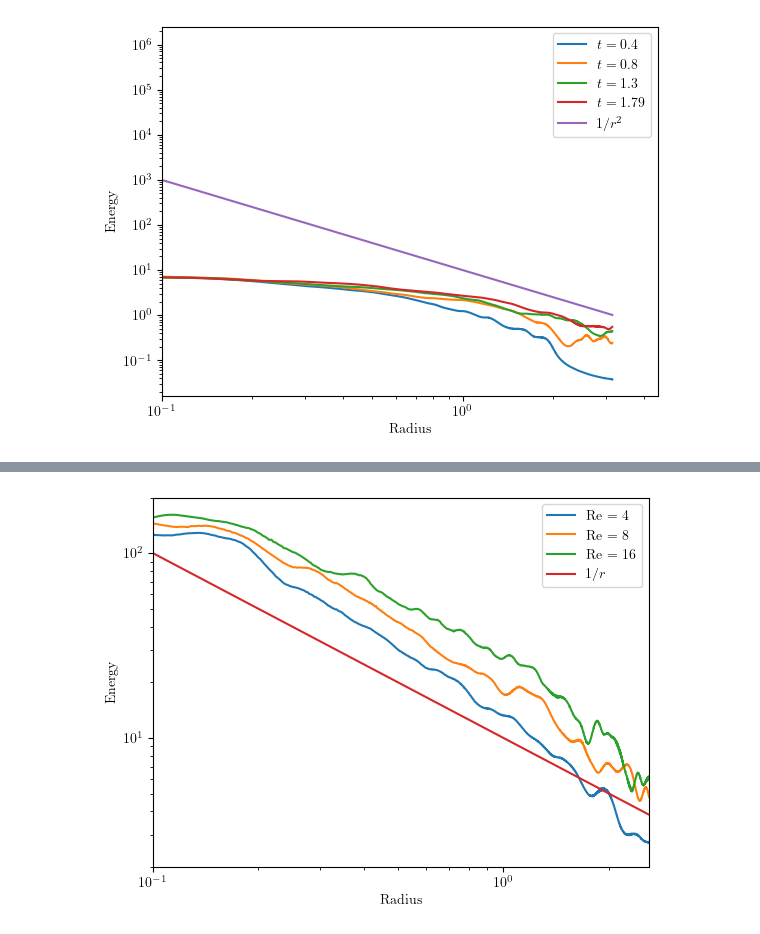
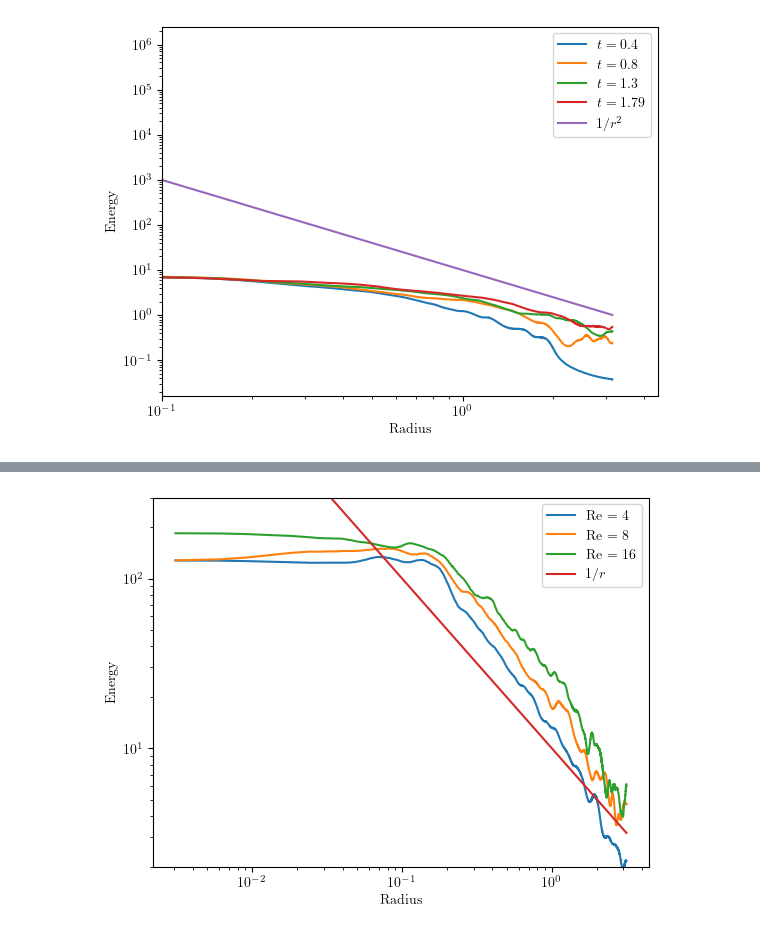
Before and after one commit to victorballester7/final-master-thesis, a Jupyter notebook: data/niceplots.ipynb, the cells around one changed output, grey strips where cells are left out. Saved outputs shown, nothing was run; the diff lists cells and outputs as text; code cells hidden in the pictures.

```diff
--- a/data/niceplots.ipynb
+++ b/data/niceplots.ipynb
@@ -135,37 +199,34 @@ for test in tests:
             '.' + time + '.txt'))
 
 
-
-
 for i in range(len(data)):
     data[i][:, 0] = np.arange(0, len(data[i][:, 0])) + 1
     data[i][:, 0] *= (2 * np.pi / domain)
     ax.plot(data[i][:, 0], data[i][:, 1], label=labels[i])
 
 data_x = (np.arange(0, len(data[0][:, 0])) + 1) * (2 * np.pi / domain)
 data_y = 10 / data_x
-
 ax.plot(data_x, data_y, label='$1/r$')
 
 ax.legend()
 
 ax.loglog()
 
 # decorations
 ax.set_xlabel('Radius')
 ax.set_ylabel('Energy')
 
-ax.set_xlim(0.1, 2.6)
-ax.set_ylim(2,200)
+# ax.set_xlim(0.1, 4)
+ax.set_ylim(2,300)
 
 plt.savefig(
     '../images/' +
     problem +
     '/' +
     kdn +
     '/' +
     quantity +
-    '.' + time +'.pdf',
+    '.' + time + '.pdf',
     bbox_inches='tight')
 # %% [output]
-[figure, old version]
+[figure, new version]
```
Also changed, not shown: parts of 1 cell of this notebook, 29 other files.
